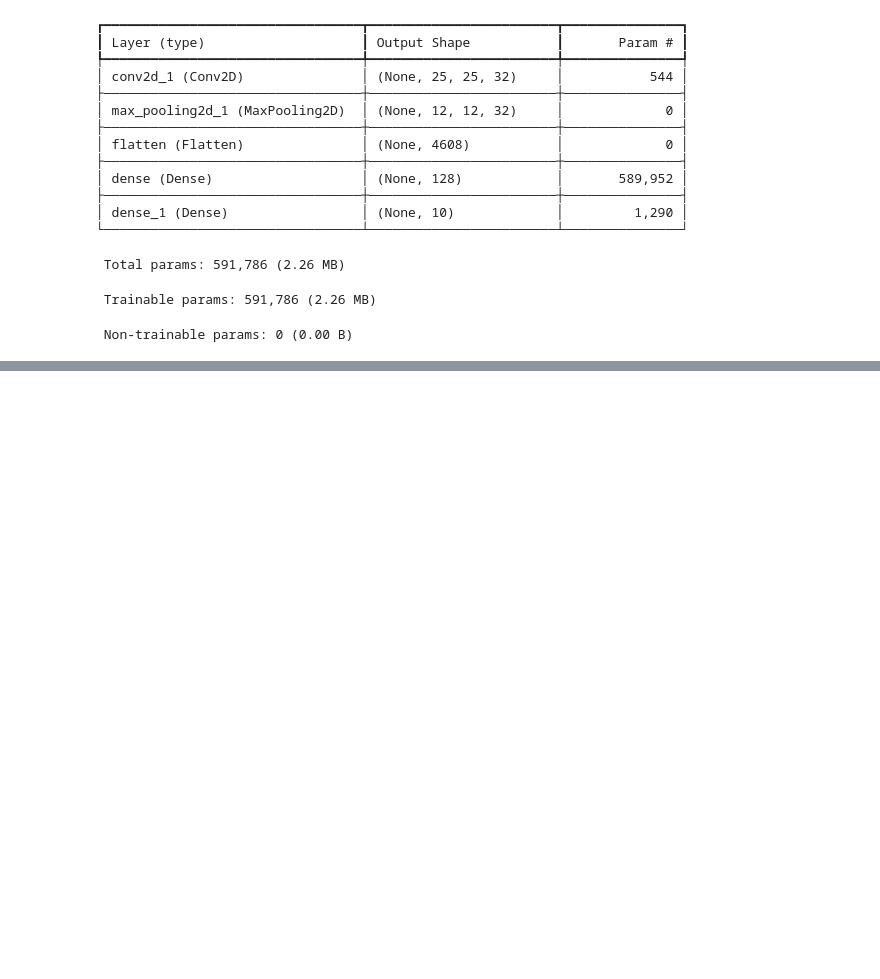
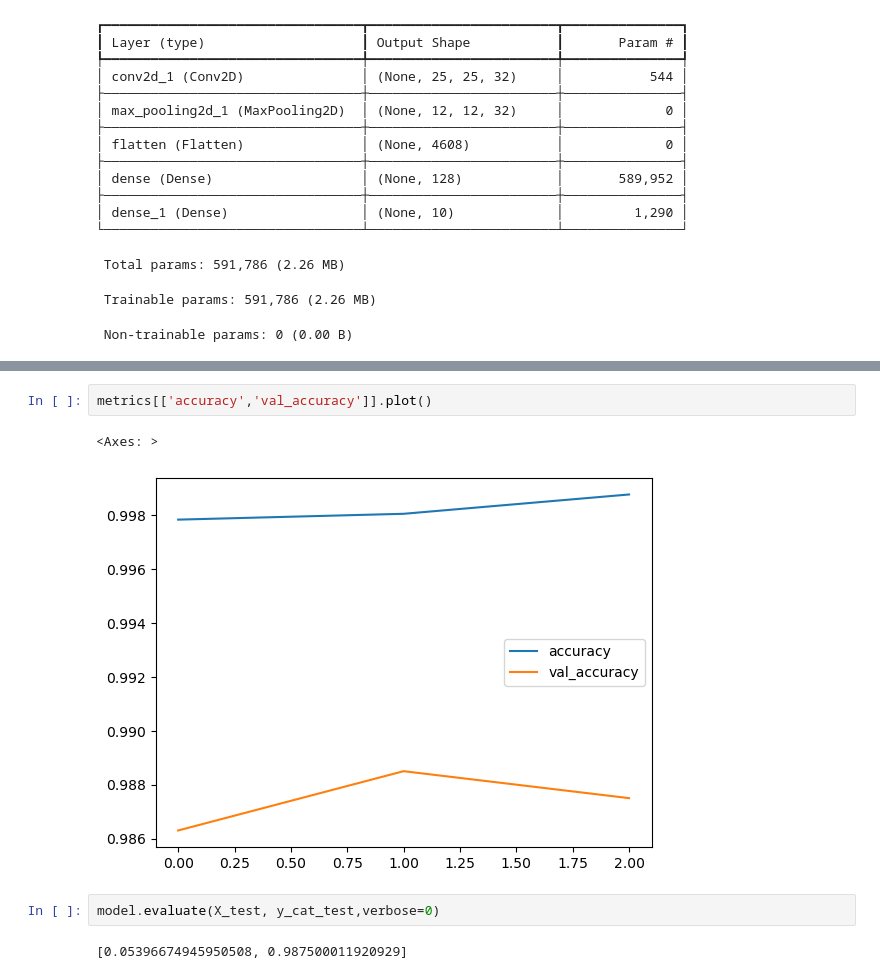
Before and after one commit to the-madhankumar/Mnist, a Jupyter notebook: main.ipynb, the cells around one changed output, grey strips where cells are left out. Drawn from its saved outputs; the diff is of its cells as text; blank space fills up the shorter version.

```diff
--- a/main.ipynb
+++ b/main.ipynb
@@ -81,0 +100,9 @@ ValueError: Data cardinality is ambiguous. Make sure all arrays contain the same
+# %%
+metrics[['accuracy','val_accuracy']].plot()
+# %% [output]
+<Axes: >
+[figure, added]
+# %%
+model.evaluate(X_test, y_cat_test,verbose=0)
+# %% [output]
+[0.05396674945950508, 0.987500011920929]
```
Also changed, not shown: parts of 4 cells of this notebook.
